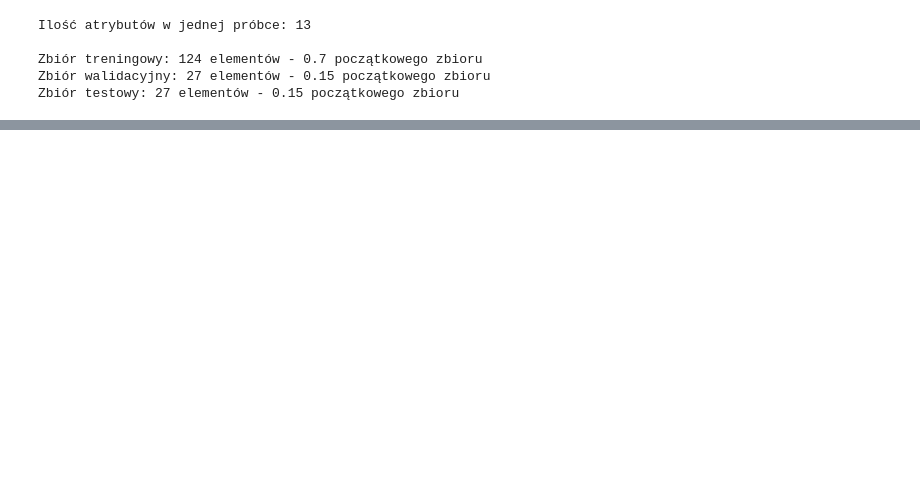
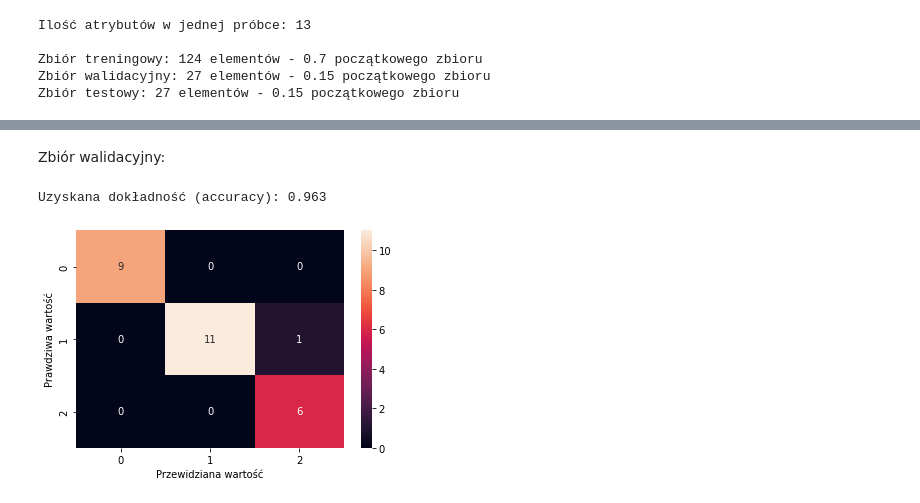
Before and after one commit to JakPro15/22Z-WSI-neural-networks, a Jupyter notebook: lab5_notebook.ipynb, the cells around one changed output, grey strips where cells are left out. Drawn from its saved outputs; the diff is of its cells as text; code cells hidden in the pictures; blank space fills up the shorter version.

```diff
--- a/lab5_notebook.ipynb
+++ b/lab5_notebook.ipynb
@@ -171,0 +176,7 @@ plots.generate_confusion(confusion_matrix)
+# %% [markdown]
+Zbiór walidacyjny:
+# %%
+show_results(X_validation, Y_validation)
+# %% [output]
+Uzyskana dokładność (accuracy): 0.963
+[figure, added]
```
Also changed, not shown: parts of 24 cells of this notebook, 6 other files.
